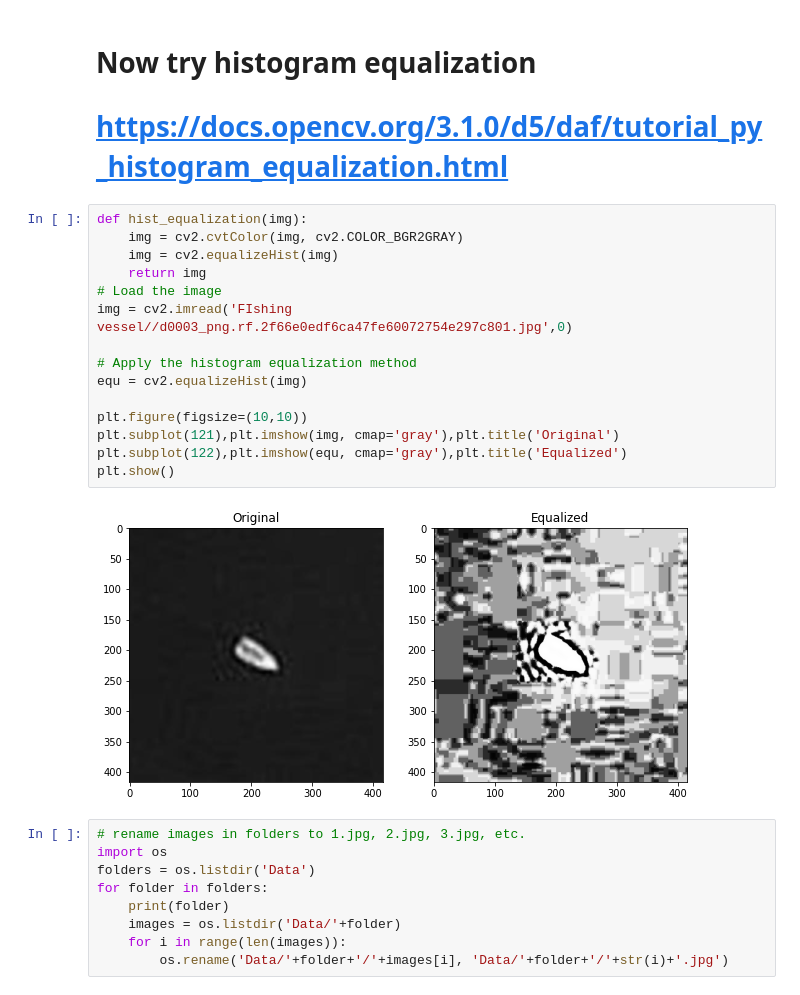
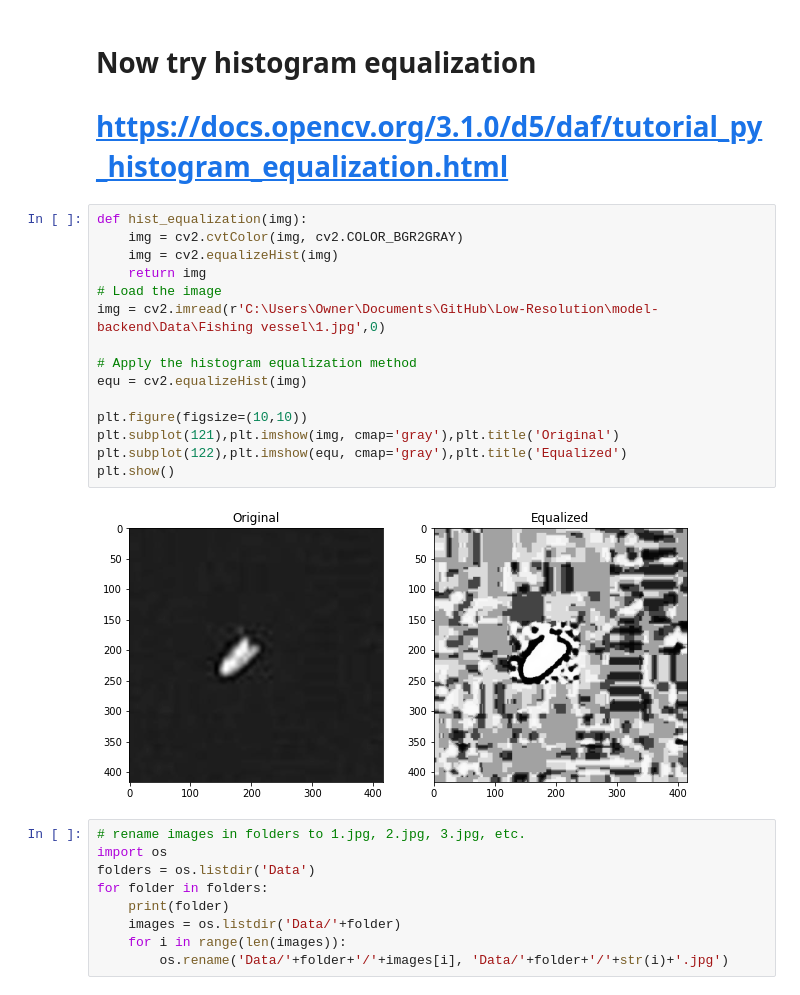
Before and after one commit to ruchiragahlaut/Low-Resolution, a Jupyter notebook: model-backend/research1.ipynb, the cells around one changed output. Drawn from its saved outputs; the diff is of its cells as text.

Commit message:
added model file

```diff
--- a/model-backend/research1.ipynb
+++ b/model-backend/research1.ipynb
@@ -128,20 +138,20 @@ plt.show()
 # %%
 def hist_equalization(img):
     img = cv2.cvtColor(img, cv2.COLOR_BGR2GRAY)
     img = cv2.equalizeHist(img)
     return img
 # Load the image
-img = cv2.imread('FIshing vessel//d0003_png.rf.2f66e0edf6ca47fe60072754e297c801.jpg',0)
+img = cv2.imread(r'C:\Users\Owner\Documents\GitHub\Low-Resolution\model-backend\Data\Fishing vessel\1.jpg',0)
 
 # Apply the histogram equalization method
 equ = cv2.equalizeHist(img)
 
 plt.figure(figsize=(10,10))
 plt.subplot(121),plt.imshow(img, cmap='gray'),plt.title('Original')
 plt.subplot(122),plt.imshow(equ, cmap='gray'),plt.title('Equalized')
 plt.show()
 # %% [output]
-[figure, old version]
+[figure, new version]
 # %%
 # rename images in folders to 1.jpg, 2.jpg, 3.jpg, etc.
 import os
```
Also changed, not shown: parts of 7 cells of this notebook, 1 other file.
